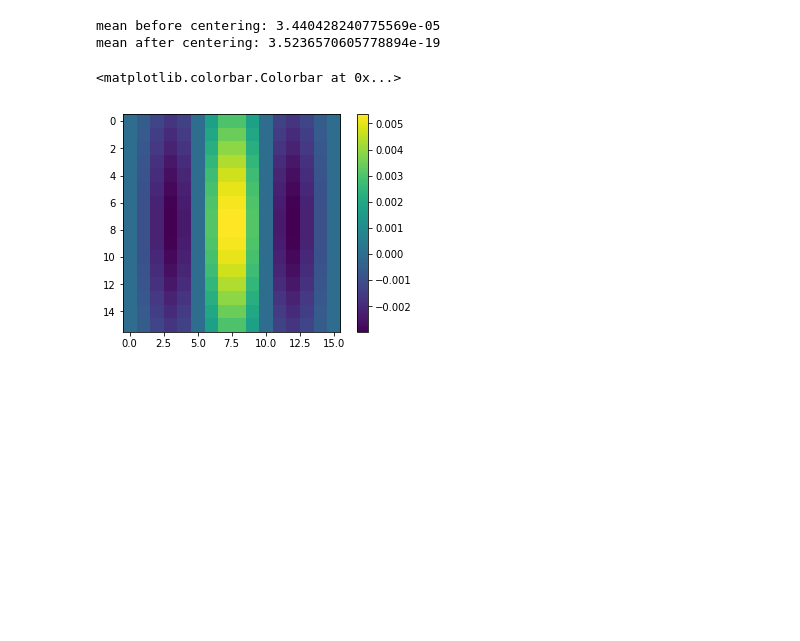
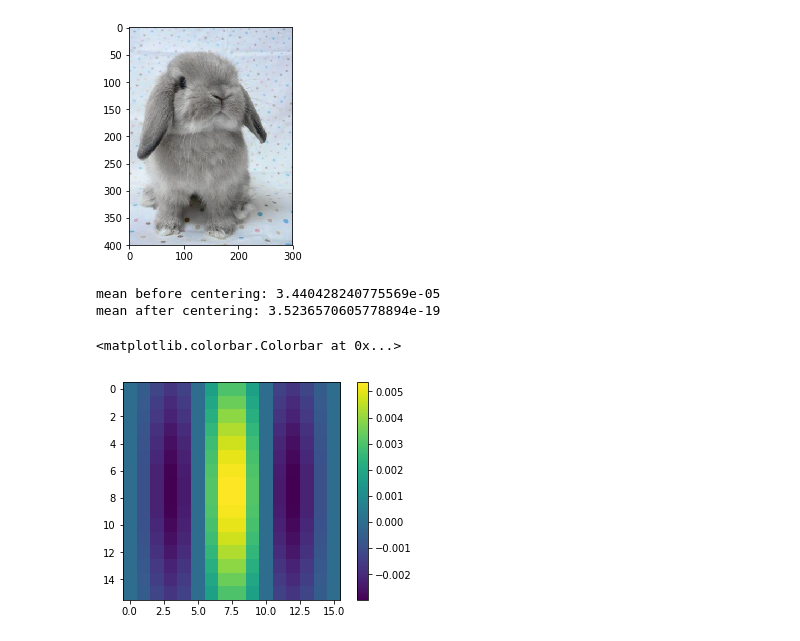
Before and after one commit to angiegeorgaras/COMP_386_HW1, a Jupyter notebook: ReceptiveField.ipynb, the cells around one changed output. Cells and saved outputs as stored; diff of their text form; code cells hidden in the pictures; blank space fills up the shorter version.

```diff
--- a/ReceptiveField.ipynb
+++ b/ReceptiveField.ipynb
@@ -18,3 +22,8 @@ imgplot = plt.imshow(img1)
+# %%
+img3=mpimg.imread('bunny.jpg')
+imgplot = plt.imshow(img3)
+# %% [output]
+[figure, added]
 # %%
 #below is the code dr.albert gave us! slightly modified with tree image
 # %%
```
Also changed, not shown: parts of 11 cells of this notebook, 3 other files.
